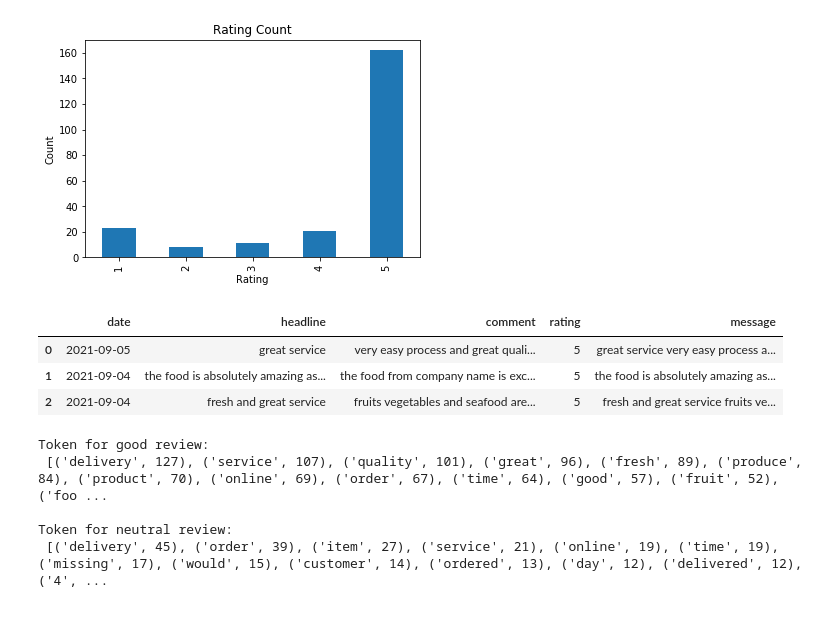
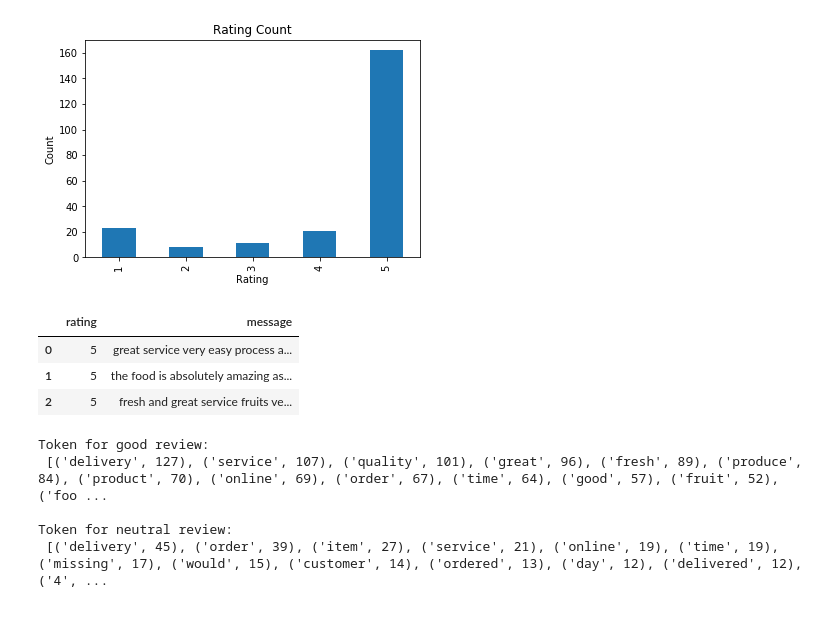
Before and after one commit to jimmyyenddk/DataScience, a Jupyter notebook: Review Data Analysis (NLP)/Review Analysis.ipynb, the cells around one changed output. Saved outputs shown, nothing was run; the diff lists cells and outputs as text; code cells hidden in the pictures.

```diff
--- a/Review Data Analysis (NLP)/Review Analysis.ipynb
+++ b/Review Data Analysis (NLP)/Review Analysis.ipynb
@@ -129,12 +129,13 @@ plt.show()
 # %%
 #combine headline to comment into one column
 review_data["message"] = review_data["headline"] + " " + review_data["comment"]
+review_data.drop(columns={"headline","comment","date"}, inplace=True)
 review_data.head(3)
 # %% [output]
-|  | date | headline | comment | rating | message |
-| 0 | 2021-09-05 | great service | very easy process and great quali... | 5 | great service very easy process a... |
-| 1 | 2021-09-04 | the food is absolutely amazing as... | the food from company name is exc... | 5 | the food is absolutely amazing as... |
-| 2 | 2021-09-04 | fresh and great service | fruits vegetables and seafood are... | 5 | fresh and great service fruits ve... |
+|  | rating | message |
+| 0 | 5 | great service very easy process a... |
+| 1 | 5 | the food is absolutely amazing as... |
+| 2 | 5 | fresh and great service fruits ve... |
 # %%
 #create function to return text without stopwords,
 #Also use lemmmatizer to return base word
```
Also changed, not shown: parts of 12 cells of this notebook, 1 other file.
